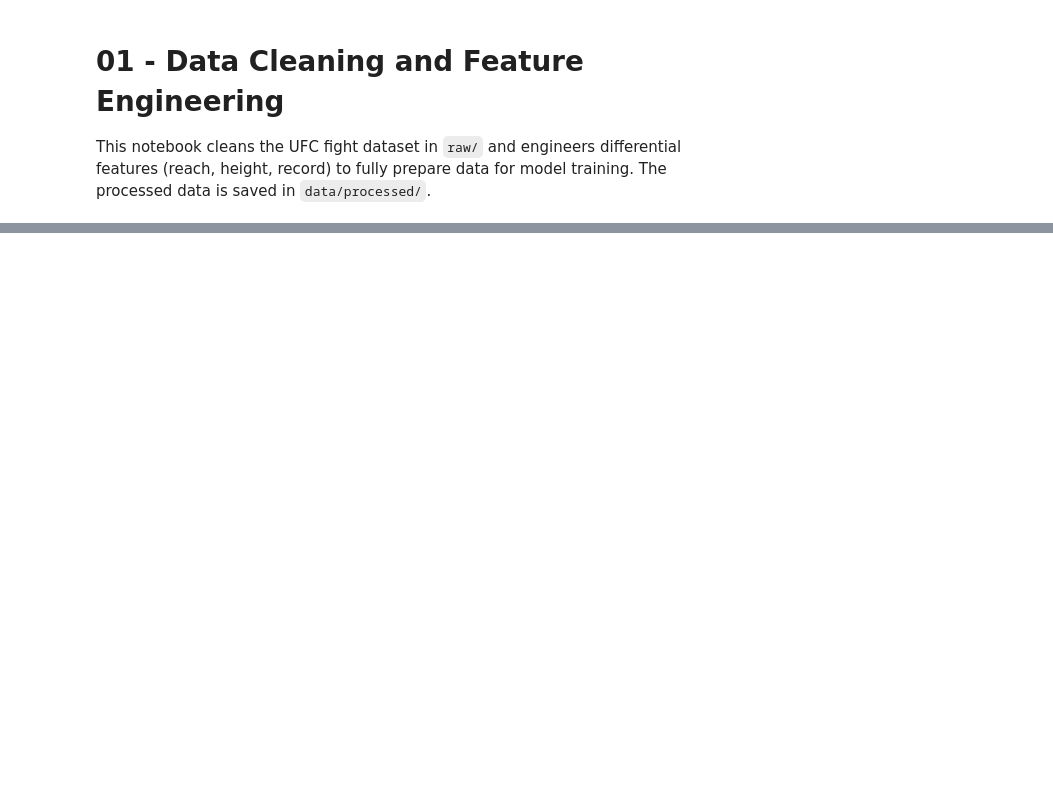
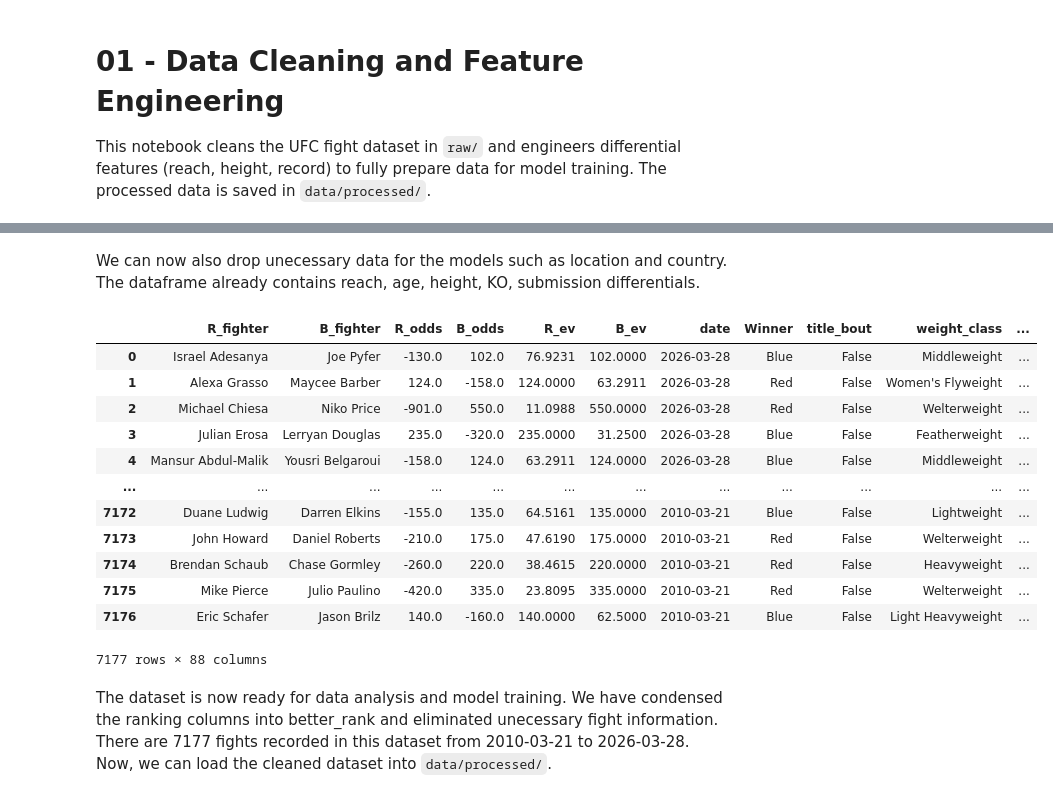
Before and after one commit to lucas23wong/UFC-Fight-Prediction, a Jupyter notebook: notebooks/01_cleaning_feature_engineering.ipynb, the cells around one changed output, grey strips where cells are left out. Cells and saved outputs as stored; diff of their text form; code cells hidden in the pictures; blank space fills up the shorter version.

```diff
--- a/notebooks/01_cleaning_feature_engineering.ipynb
+++ b/notebooks/01_cleaning_feature_engineering.ipynb
@@ -30,0 +27,10 @@ False
+# %%
+# Check for and eliminate duplicate entries as well as entries containing empty values
+ufc_data.duplicated().any()
+
+# Drop individual weight rankings and consolidate with better_rank column
+rank_cols = [col for col in ufc_data.columns if 'rank' in col.lower() and col != 'better_rank']
+ufc_data_cleaned = ufc_data.drop(columns=rank_cols)
+[c for c in ufc_data_cleaned.columns if 'rank' in c.lower()]
+
+ufc_data_cleaned.head()
@@ -30,0 +44,23 @@ False
+# %% [markdown]
+We can now also drop unecessary data for the models such as location and country. The dataframe already contains reach, age, height, KO, submission differentials.
+# %%
+# Remove location and country columns
+remove_cols = ['location', 'country']
+ufc_data_cleaned['date'] = pd.to_datetime(ufc_data_cleaned['date'])
+ufc_data_cleaned.drop(columns=remove_cols)
+# %% [output]
+|  | R_fighter | B_fighter | R_odds | B_odds | R_ev | B_ev | date | Winner | title_bout | weight_class | ... |
+| 0 | Israel Adesanya | Joe Pyfer | -130.0 | 102.0 | 76.9231 | 102.0000 | 2026-03-28 | Blue | False | Middleweight | ... |
+| 1 | Alexa Grasso | Maycee Barber | 124.0 | -158.0 | 124.0000 | 63.2911 | 2026-03-28 | Red | False | Women's Flyweight | ... |
+| 2 | Michael Chiesa | Niko Price | -901.0 | 550.0 | 11.0988 | 550.0000 | 2026-03-28 | Red | False | Welterweight | ... |
+| 3 | Julian Erosa | Lerryan Douglas | 235.0 | -320.0 | 235.0000 | 31.2500 | 2026-03-28 | Blue | False | Featherweight | ... |
+| 4 | Mansur Abdul-Malik | Yousri Belgaroui | -158.0 | 124.0 | 63.2911 | 124.0000 | 2026-03-28 | Blue | False | Middleweight | ... |
+| ... | ... | ... | ... | ... | ... | ... | ... | ... | ... | ... | ... |
+| 7172 | Duane Ludwig | Darren Elkins | -155.0 | 135.0 | 64.5161 | 135.0000 | 2010-03-21 | Blue | False | Lightweight | ... |
+| 7173 | John Howard | Daniel Roberts | -210.0 | 175.0 | 47.6190 | 175.0000 | 2010-03-21 | Red | False | Welterweight | ... |
+| 7174 | Brendan Schaub | Chase Gormley | -260.0 | 220.0 | 38.4615 | 220.0000 | 2010-03-21 | Red | False | Heavyweight | ... |
+| 7175 | Mike Pierce | Julio Paulino | -420.0 | 335.0 | 23.8095 | 335.0000 | 2010-03-21 | Red | False | Welterweight | ... |
+| 7176 | Eric Schafer | Jason Brilz | 140.0 | -160.0 | 140.0000 | 62.5000 | 2010-03-21 | Blue | False | Light Heavyweight | ... |
+7177 rows × 88 columns
+# %% [markdown]
+The dataset is now ready for data analysis and model training. We have condensed the ranking columns into better_rank and eliminated unecessary fight information. There are 7177 fights recorded in this dataset from 2010-03-21 to 2026-03-28. Now, we can load the cleaned dataset into `data/processed/`.
```
Also changed, not shown: parts of 5 cells of this notebook.
